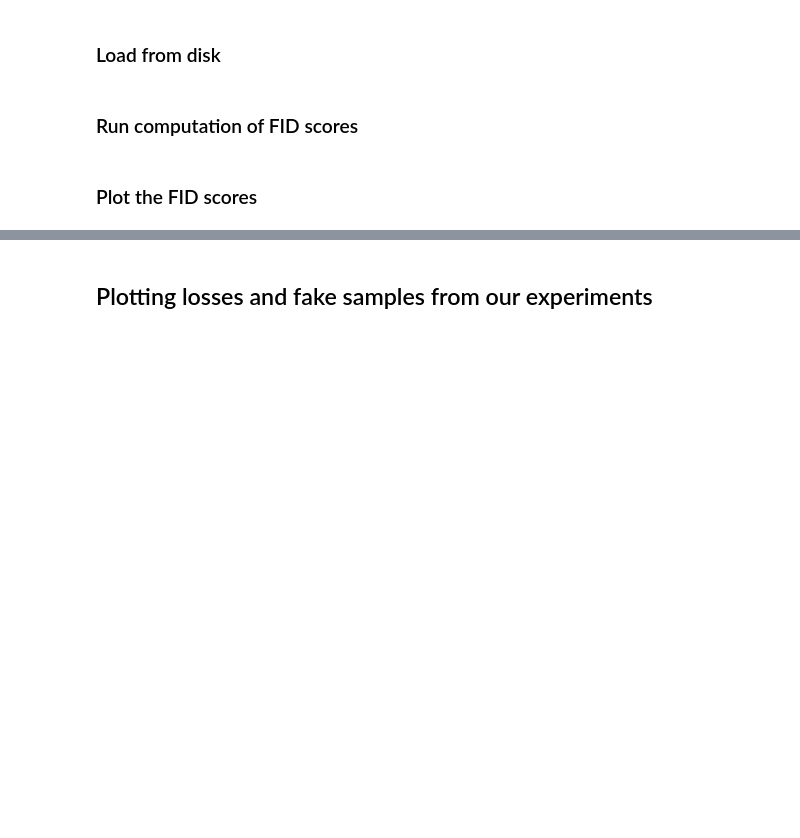
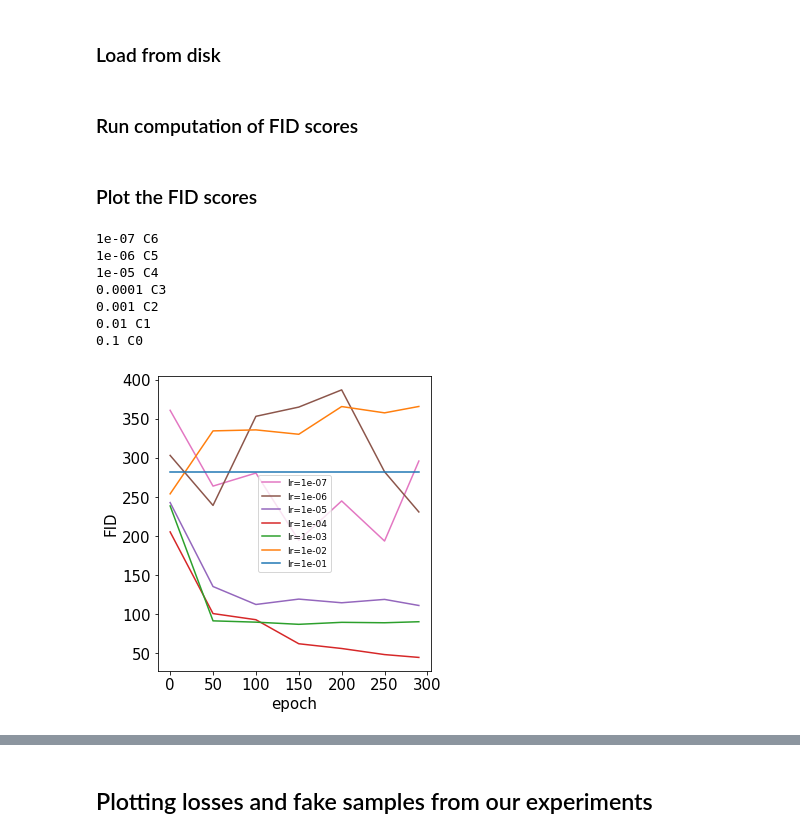
Before and after one commit to TheodorSergeev/optml_gan, a Jupyter notebook: metrics.ipynb, the cells around one changed output, grey strips where cells are left out. Drawn from its saved outputs; the diff is of its cells as text; code cells hidden in the pictures; blank space fills up the shorter version.

```diff
--- a/metrics.ipynb
+++ b/metrics.ipynb
@@ -168,4 +173,21 @@ pickle_save(all_lr_scores_sgd, generated_data_path + 'all_lr_scores_sgd.pkl')
 all_lr_scores_sgd
 # %% [markdown]
 ### Plot the FID scores
+# %%
+handles, labels = plot_FID(x=[0, 50, 100, 150, 200, 250, 290],
+         y=all_lr_scores_adam,
+         save_fig=True,
+         save_path=PATH + 'img/FID_adam.pdf',
+         show_plot=True,
+         label_size=9,
+         show_legend=True)
+# %% [output]
+1e-07 C6
+1e-06 C5
+1e-05 C4
+0.0001 C3
+0.001 C2
+0.01 C1
+0.1 C0
+[figure, added]
 # %%
```
Also changed, not shown: parts of 5 cells of this notebook, 4 other files.
